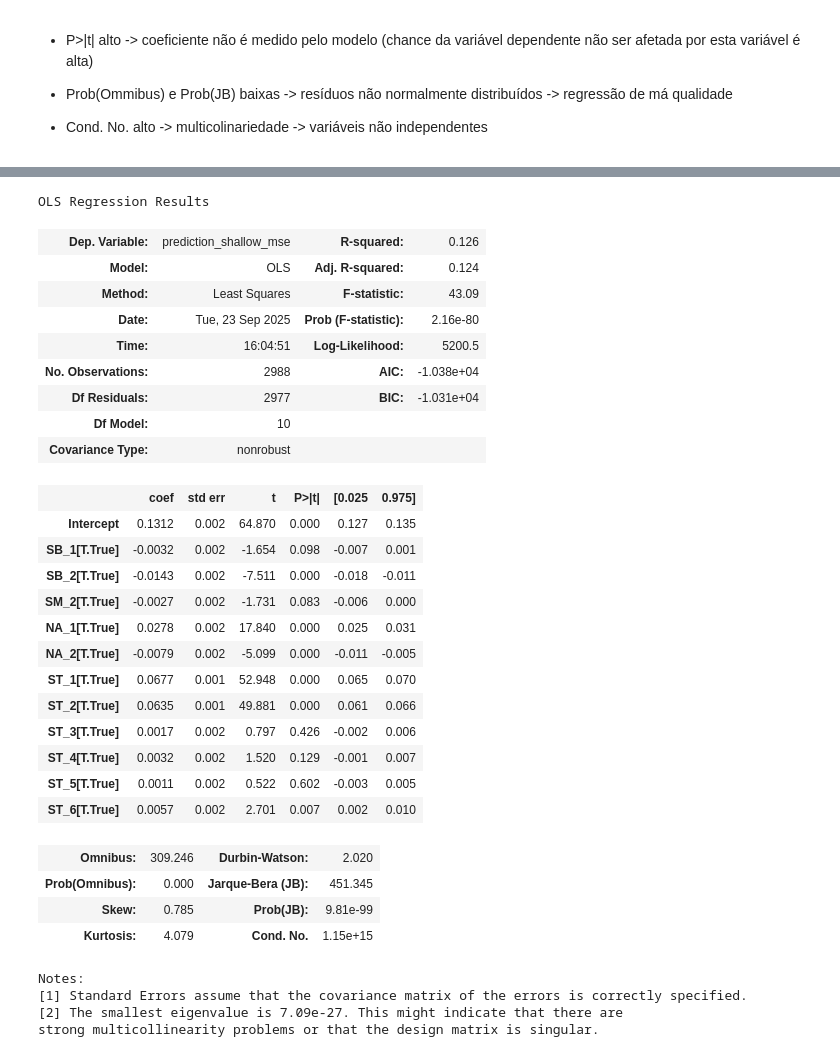
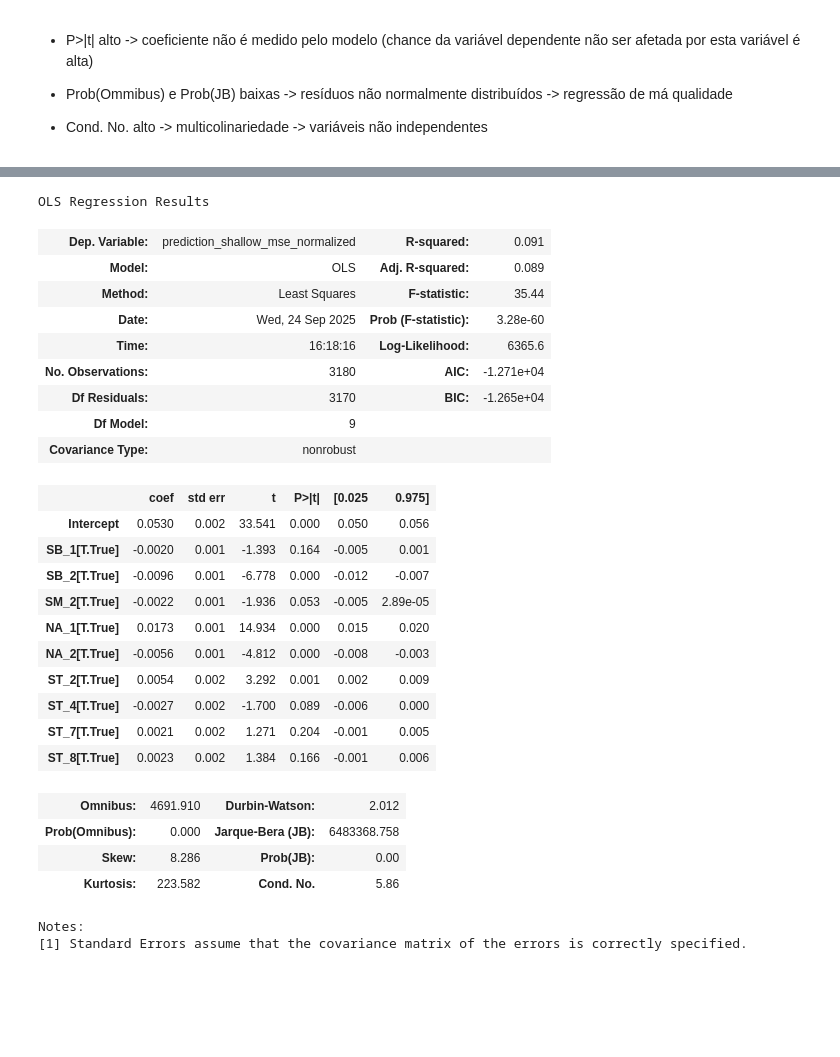
Before and after one commit to H-IAAC/WorldMachine, a Jupyter notebook: dev/toy1d_experiments/configuration_test_linear_model.ipynb, the cells around one changed output, grey strips where cells are left out. Drawn from its saved outputs; the diff is of its cells as text; code cells hidden in the pictures; blank space fills up the shorter version.

```diff
--- a/dev/toy1d_experiments/configuration_test_linear_model.ipynb
+++ b/dev/toy1d_experiments/configuration_test_linear_model.ipynb
@@ -140,13 +112,15 @@ diverge_prob
 # %%
 diverge_prob = []
 for v in variables:
-    prob = df[df[v]]["diverge"].sum()/len(df)
+    prob = df[df[v]]["diverge"].sum()/len(df[df[v]])
 
     diverge_prob.append(prob)
 
-plt.bar(variables, diverge_prob, label="Diverge Probability")
+diverge_prob = np.array(diverge_prob)
 
-plt.hlines([uncond_diverge_prob], 0, len(variables), colors="green", label="Unconditioned Diverge Probability")
+plt.bar(variables, 100*diverge_prob, label="Diverge Probability")
+
+plt.hlines([100*uncond_diverge_prob], 0, len(variables), colors="green", label="Unconditioned Diverge Probability")
 
 plt.legend(bbox_to_anchor=(1.7, 1), loc='upper right')
 
@@ -158,7 +132,7 @@ plt.show()
 variables_filtered = []
 
 for i, v in enumerate(variables):
-    if diverge_prob[i] < 0.02:
+    if diverge_prob[i] < uncond_diverge_prob:
         variables_filtered.append(v)
 
 variables_filtered
@@ -176,0 +141,8 @@ variables_filtered
+# %%
+df_filtered = df[df["diverge"] == False]
+df_filtered = df_filtered.copy()
+# %%
+for m in metric_names:
+        for criterion in ["mse", "0.1sdtw"]:
+            c_name = f"{m}_{criterion}"
+            df_filtered[f"{m}_{criterion}_normalized"] = (df_filtered[c_name] - df_filtered[c_name].min())/(df_filtered[c_name].max() - df_filtered[c_name].min())#(df_filtered[c_name] - df_filtered[c_name].mean())/df_filtered[c_name].std()
@@ -279,41 +251,37 @@ df_filtered["normal_mse"].mean()
 # %%
 equation_filtered_ps = " + ".join(variables_filtered)
-equation_filtered_ps = "prediction_shallow_mse ~ "+equation_filtered_ps
+equation_filtered_ps = "prediction_shallow_mse_normalized ~ "+equation_filtered_ps
 equation_filtered_ps
 
 model = smf.ols(equation_filtered_ps, data=df_filtered).fit()
 model.summary()
 # %% [output]
 OLS Regression Results
-| Dep. Variable: | prediction_shallow_mse | R-squared: | 0.126 |
-| Model: | OLS | Adj. R-squared: | 0.124 |
-| Method: | Least Squares | F-statistic: | 43.09 |
-| Date: | Tue, 23 Sep 2025 | Prob (F-statistic): | 2.16e-80 |
-| Time: | 16:04:51 | Log-Likelihood: | 5200.5 |
-| No. Observations: | 2988 | AIC: | -1.038e+04 |
-| Df Residuals: | 2977 | BIC: | -1.031e+04 |
-| Df Model: | 10 |  |  |
+| Dep. Variable: | prediction_shallow_mse_normalized | R-squared: | 0.091 |
+| Model: | OLS | Adj. R-squared: | 0.089 |
+| Method: | Least Squares | F-statistic: | 35.44 |
+| Date: | Wed, 24 Sep 2025 | Prob (F-statistic): | 3.28e-60 |
+| Time: | 16:18:16 | Log-Likelihood: | 6365.6 |
+| No. Observations: | 3180 | AIC: | -1.271e+04 |
+| Df Residuals: | 3170 | BIC: | -1.265e+04 |
+| Df Model: | 9 |  |  |
 | Covariance Type: | nonrobust |  |  |
 |  | coef | std err | t | P>|t| | [0.025 | 0.975] |
-| Intercept | 0.1312 | 0.002 | 64.870 | 0.000 | 0.127 | 0.135 |
-| SB_1[T.True] | -0.0032 | 0.002 | -1.654 | 0.098 | -0.007 | 0.001 |
-| SB_2[T.True] | -0.0143 | 0.002 | -7.511 | 0.000 | -0.018 | -0.011 |
-| SM_2[T.True] | -0.0027 | 0.002 | -1.731 | 0.083 | -0.006 | 0.000 |
-| NA_1[T.True] | 0.0278 | 0.002 | 17.840 | 0.000 | 0.025 | 0.031 |
-| NA_2[T.True] | -0.0079 | 0.002 | -5.099 | 0.000 | -0.011 | -0.005 |
-| ST_1[T.True] | 0.0677 | 0.001 | 52.948 | 0.000 | 0.065 | 0.070 |
-| ST_2[T.True] | 0.0635 | 0.001 | 49.881 | 0.000 | 0.061 | 0.066 |
-| ST_3[T.True] | 0.0017 | 0.002 | 0.797 | 0.426 | -0.002 | 0.006 |
-| ST_4[T.True] | 0.0032 | 0.002 | 1.520 | 0.129 | -0.001 | 0.007 |
-| ST_5[T.True] | 0.0011 | 0.002 | 0.522 | 0.602 | -0.003 | 0.005 |
-| ST_6[T.True] | 0.0057 | 0.002 | 2.701 | 0.007 | 0.002 | 0.010 |
+| Intercept | 0.0530 | 0.002 | 33.541 | 0.000 | 0.050 | 0.056 |
+| SB_1[T.True] | -0.0020 | 0.001 | -1.393 | 0.164 | -0.005 | 0.001 |
+| SB_2[T.True] | -0.0096 | 0.001 | -6.778 | 0.000 | -0.012 | -0.007 |
+| SM_2[T.True] | -0.0022 | 0.001 | -1.936 | 0.053 | -0.005 | 2.89e-05 |
+| NA_1[T.True] | 0.0173 | 0.001 | 14.934 | 0.000 | 0.015 | 0.020 |
+| NA_2[T.True] | -0.0056 | 0.001 | -4.812 | 0.000 | -0.008 | -0.003 |
+| ST_2[T.True] | 0.0054 | 0.002 | 3.292 | 0.001 | 0.002 | 0.009 |
+| ST_4[T.True] | -0.0027 | 0.002 | -1.700 | 0.089 | -0.006 | 0.000 |
+| ST_7[T.True] | 0.0021 | 0.002 | 1.271 | 0.204 | -0.001 | 0.005 |
+| ST_8[T.True] | 0.0023 | 0.002 | 1.384 | 0.166 | -0.001 | 0.006 |
-| Omnibus: | 309.246 | Durbin-Watson: | 2.020 |
-| Prob(Omnibus): | 0.000 | Jarque-Bera (JB): | 451.345 |
-| Skew: | 0.785 | Prob(JB): | 9.81e-99 |
-| Kurtosis: | 4.079 | Cond. No. | 1.15e+15 |
+| Omnibus: | 4691.910 | Durbin-Watson: | 2.012 |
+| Prob(Omnibus): | 0.000 | Jarque-Bera (JB): | 6483368.758 |
+| Skew: | 8.286 | Prob(JB): | 0.00 |
+| Kurtosis: | 223.582 | Cond. No. | 5.86 |
 Notes:
 [1] Standard Errors assume that the covariance matrix of the errors is correctly specified.
-[2] The smallest eigenvalue is 7.09e-27. This might indicate that there are
-strong multicollinearity problems or that the design matrix is singular.
 # %%
 df_filtered["prediction_shallow_0.1sdtw"]
```
Also changed, not shown: parts of 32 cells of this notebook.
